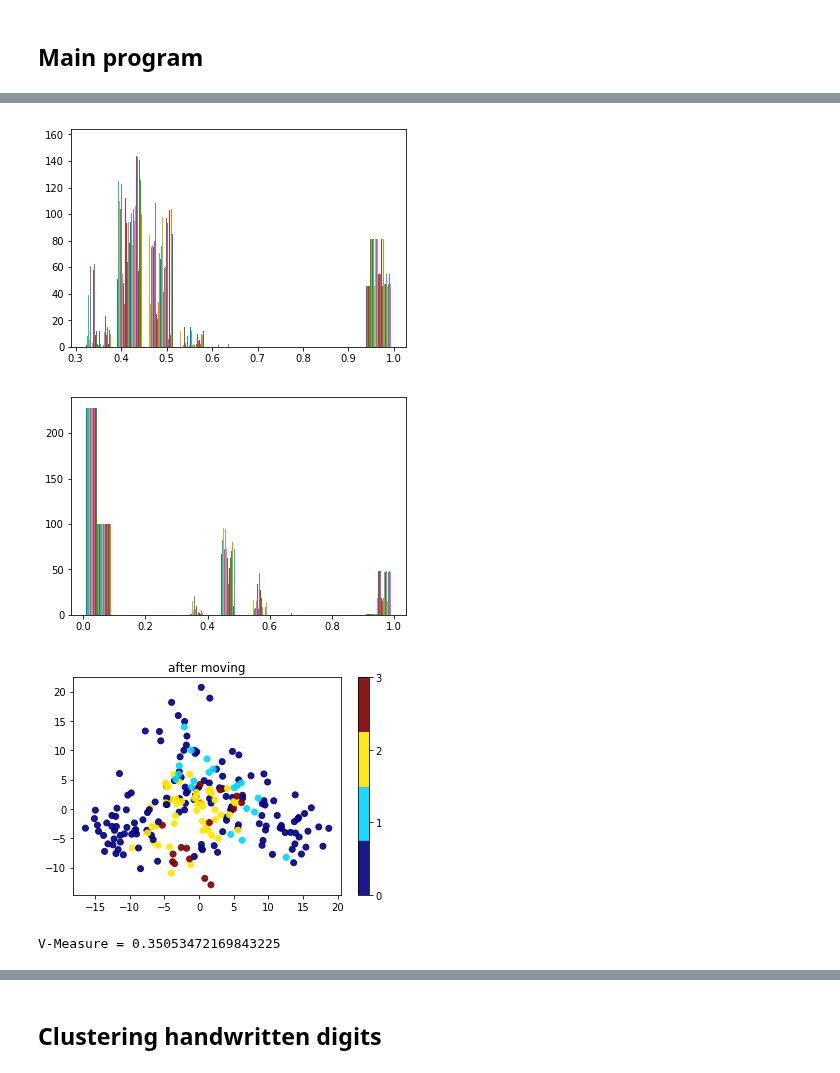
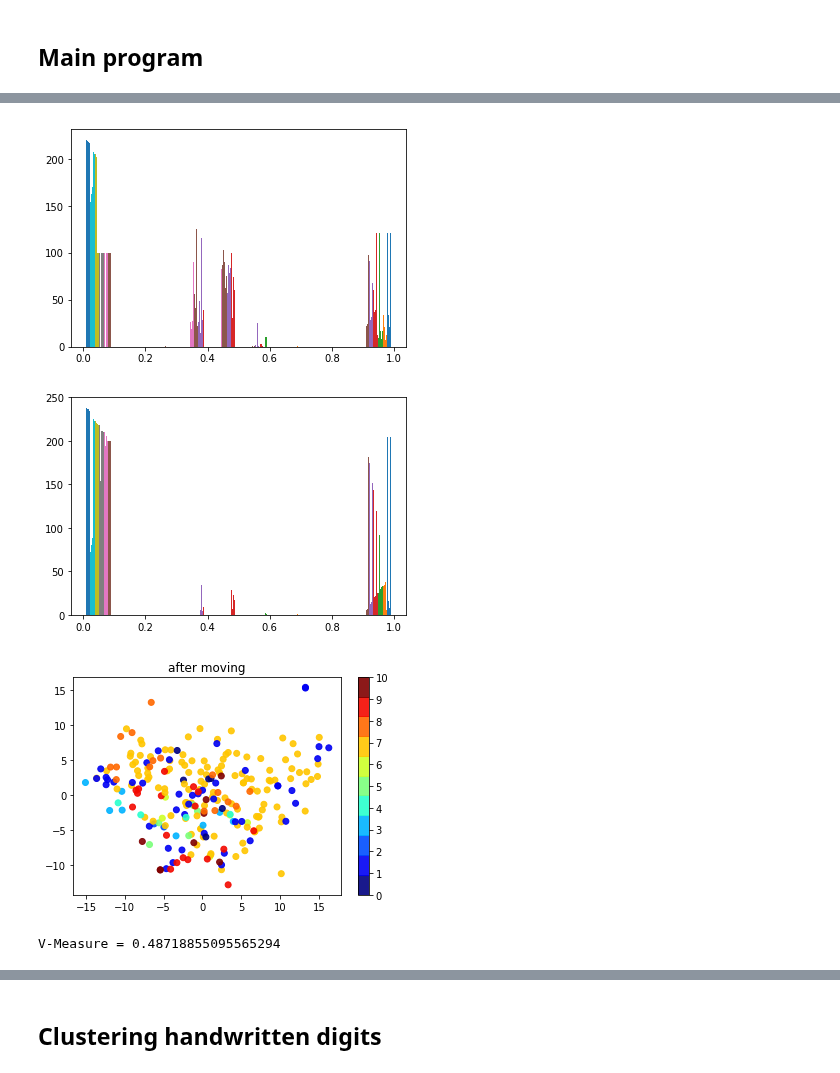
Before and after one commit to patricsteiner/image_clustering, a Jupyter notebook: intelligent_image_clustering.ipynb, the cells around one changed output, grey strips where cells are left out. Saved outputs shown, nothing was run; the diff lists cells and outputs as text; code cells hidden in the pictures.

```diff
--- a/intelligent_image_clustering.ipynb
+++ b/intelligent_image_clustering.ipynb
@@ -37,7 +37,7 @@ def evaluate(X, y, predicted, n_clusters, name):
     plt.scatter(X_reduced[:, 0], X_reduced[:, 1], c=predicted, cmap=cmap, alpha=.9)
     plt.colorbar(ticks=range(n_clusters))
     plt.show()
-    vmeasure = metrics.v_measure_score(y, predicted_clusters);
+    vmeasure = metrics.v_measure_score(y, predicted);
     print(f'V-Measure = {vmeasure}')
 
 def store_clusters(base_dir, images, clusters, clear_directory=False):
@@ -193,6 +209,6 @@ plt.show()
 # %%
 # cluster the images
-n_clusters = 5
+n_clusters = 12
 
 p_kmeans = KMeans(n_clusters=n_clusters, random_state=0).fit_predict(X)
 p_spectral_nn = SpectralClustering(n_clusters=n_clusters, affinity="nearest_neighbors").fit_predict(X)
@@ -200,7 +216,4 @@ p_spectral_sim = SpectralClustering(n_clusters=n_clusters, affinity="precomputed
 
 for name, predicted_clusters in {'kmeans': p_kmeans, 'spectral nn': p_spectral_nn, 'spectral similarity': p_spectral_sim}.items():
     evaluate(X, y, predicted_clusters, n_clusters, name)
-
-
-#store_clusters('c:/clustering/result/', images, clusters, clear_directory=True)
 # %% [output]
@@ -225,13 +238,16 @@ def merge(similarityMatrix, clusters, a, b):
                 #TODO what exactly should we do here? increase similarity, or set it to fixed val? --> guess 1 is a good choice
     return similarityMatrix, clusters
 
-def move(similarityMatrix, clusters, elem, target_cluster):
+def move(similarityMatrix, clusters, elem, target_cluster): # TODO does not rly work somehow..
     similarityMatrix = similarityMatrix.copy()
     clusters = clusters.copy()
     clusters[elem] = target_cluster
     for i in range(len(similarityMatrix)):
-        if i != elem:
-            similarityMatrix[elem,i] = 0
+        if clusters[i] == target_cluster:
+            similarityMatrix[elem,i] = 1 # TODO rly set it to 1?
+            similarityMatrix[i,elem] = 1
+        else:
+            similarityMatrix[elem,i] = 0 # TODO rly set it to 0? maybe just decrease, since we not sure if theyre actually in same cluster
             similarityMatrix[i,elem] = 0
     return similarityMatrix, clusters
 
@@ -244,11 +262,11 @@ def split(similarityMatrix, clusters, c):
 # %%
 plt.hist(similarityMatrix)
 plt.show()
-similarityMatrix, clusters = merge(similarityMatrix, p_spectral_sim, 1, 3)
+similarityMatrix, clusters = merge(similarityMatrix, p_spectral_sim, 6, 8)
 plt.hist(similarityMatrix)
 plt.show()
 
-n_clusters = 4
-predicted_clusters = SpectralClustering(n_clusters=n_clusters, affinity="precomputed").fit_predict(similarityMatrix)
+n_clusters = 11
+predicted_clusters = SpectralClustering(n_clusters=n_clusters, affinity="precomputed").fit_predict(itml.transform(X))
 evaluate(X, y, predicted_clusters, n_clusters, "after merging")
 # %% [output]
@@ -270,16 +276,16 @@ array([1, 0, 3, 3, 3, 3, 3, 0, 1, 3, 3, 3, 3, 3, 3, 1, 3, 3, 1, 3, 3, 3,
 # %%
 plt.hist(similarityMatrix)
 plt.show()
-for i in range(100):
-    similarityMatrix, clusters = move(similarityMatrix, p_spectral_sim, i, 0)
+for i in range(200):
+    similarityMatrix, clusters = move(similarityMatrix, p_spectral_sim, i, 9)
 plt.hist(similarityMatrix)
 plt.show()
 
-n_clusters = 4
+n_clusters = 11
 predicted_clusters = SpectralClustering(n_clusters=n_clusters, affinity="precomputed").fit_predict(similarityMatrix)
 evaluate(X, y, predicted_clusters, n_clusters, "after moving")
 # %% [output]
-[figure, old version]
+[figure, new version]
-[figure, old version]
+[figure, new version]
-[figure, old version]
+[figure, new version]
-V-Measure = 0.35053472169843225
+V-Measure = 0.48718855095565294
```
Also changed, not shown: parts of 12 cells of this notebook.
